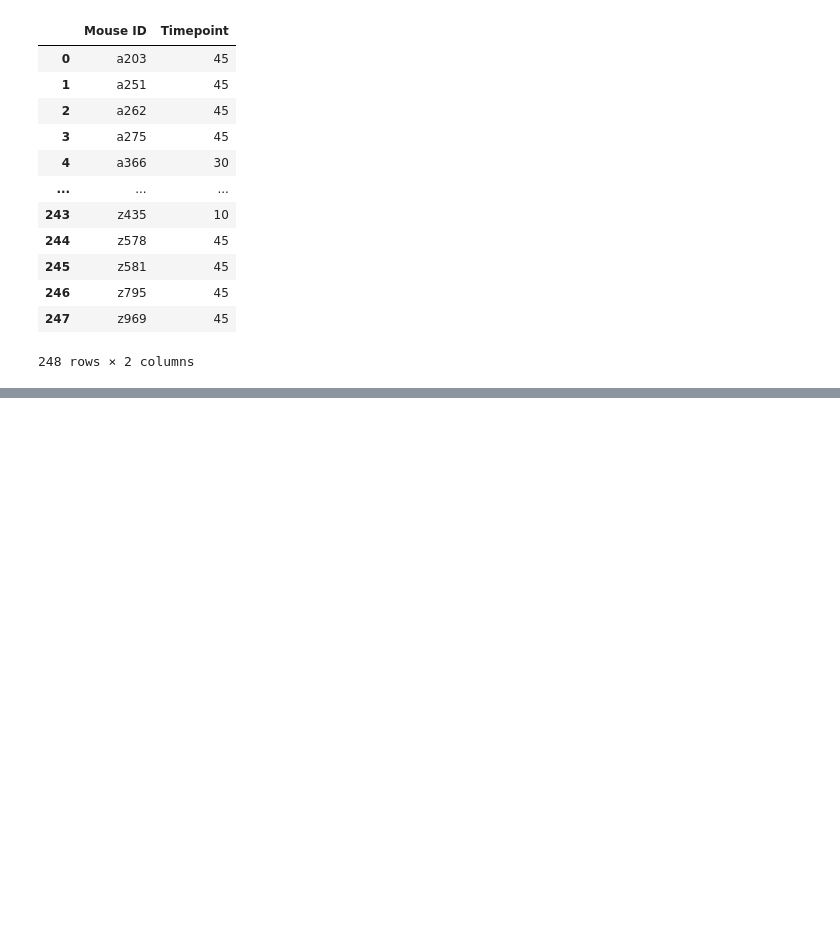
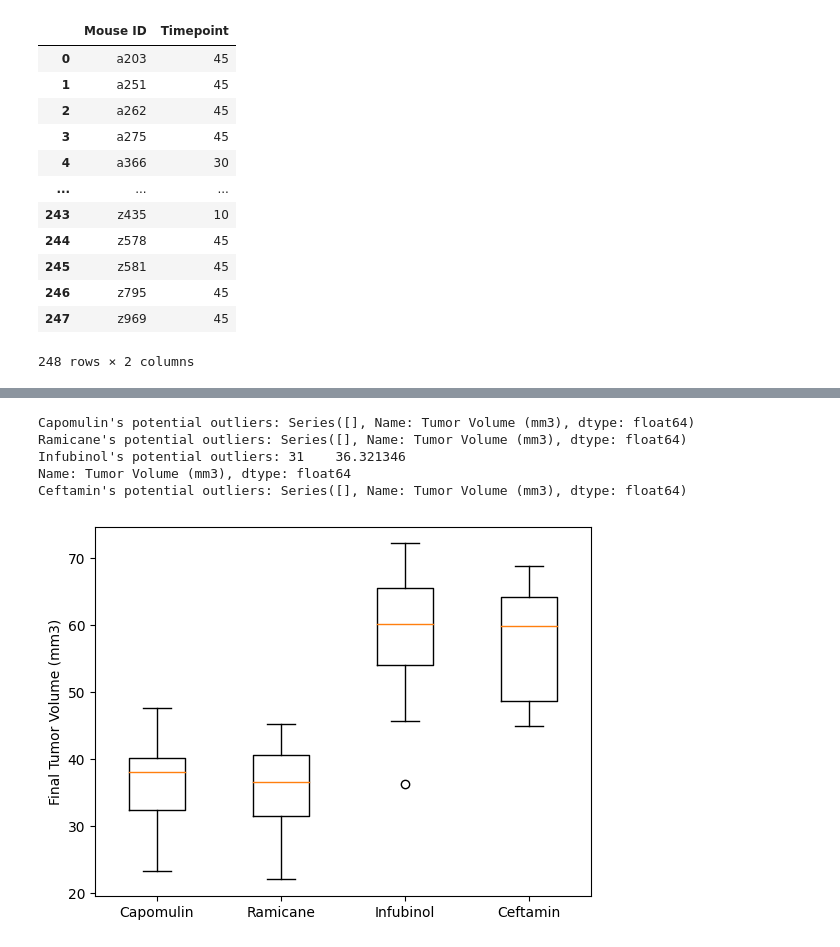
Before and after one commit to anna2023471/matplotlib-challenge, a Jupyter notebook: Untitled.ipynb, the cells around one changed output, grey strips where cells are left out. Cells and saved outputs as stored; diff of their text form; code cells hidden in the pictures; blank space fills up the shorter version.

```diff
--- a/Untitled.ipynb
+++ b/Untitled.ipynb
@@ -304,0 +288,30 @@ filtered_timepoint_merge
+# %%
+treatments = ["Capomulin", "Ramicane", "Infubinol", "Ceftamin"]
+tumor_vol_data = []
+# %%
+for treatment in treatments:
+    tumor_vol = timepoint_merge.loc[timepoint_merge["Drug Regimen"] == treatment, "Tumor Volume (mm3)"]
+    tumor_vol_data.append(tumor_vol)
+    lqr = tumor_vol.quantile(0.25)
+    uqr = tumor_vol.quantile(0.75)
+    iqr = uqr - lqr
+    LB = lqr - (1.5*iqr)
+    UB = uqr + (1.5*uqr)
+    outliers = tumor_vol.loc[(tumor_vol < LB) | (tumor_vol > UB)]
+    print(f"{treatment}'s potential outliers: {outliers}")
+# %% [output]
+Capomulin's potential outliers: Series([], Name: Tumor Volume (mm3), dtype: float64)
+Ramicane's potential outliers: Series([], Name: Tumor Volume (mm3), dtype: float64)
+Infubinol's potential outliers: 31    36.321346
+Name: Tumor Volume (mm3), dtype: float64
+Ceftamin's potential outliers: Series([], Name: Tumor Volume (mm3), dtype: float64)
+# %%
+fig1, ax1 = plt.subplots()
+ax1.boxplot(tumor_vol_data)
+tick_locations = [1, 2, 3, 4]
+labels = ["Capomulin", "Ramicane", "Infubinol", "Ceftamin"]
+plt.xticks(tick_locations, labels)
+ax1.set_ylabel("Final Tumor Volume (mm3)")
+plt.show()
+# %% [output]
+[figure, added]
```
Also changed, not shown: parts of 9 cells of this notebook.
